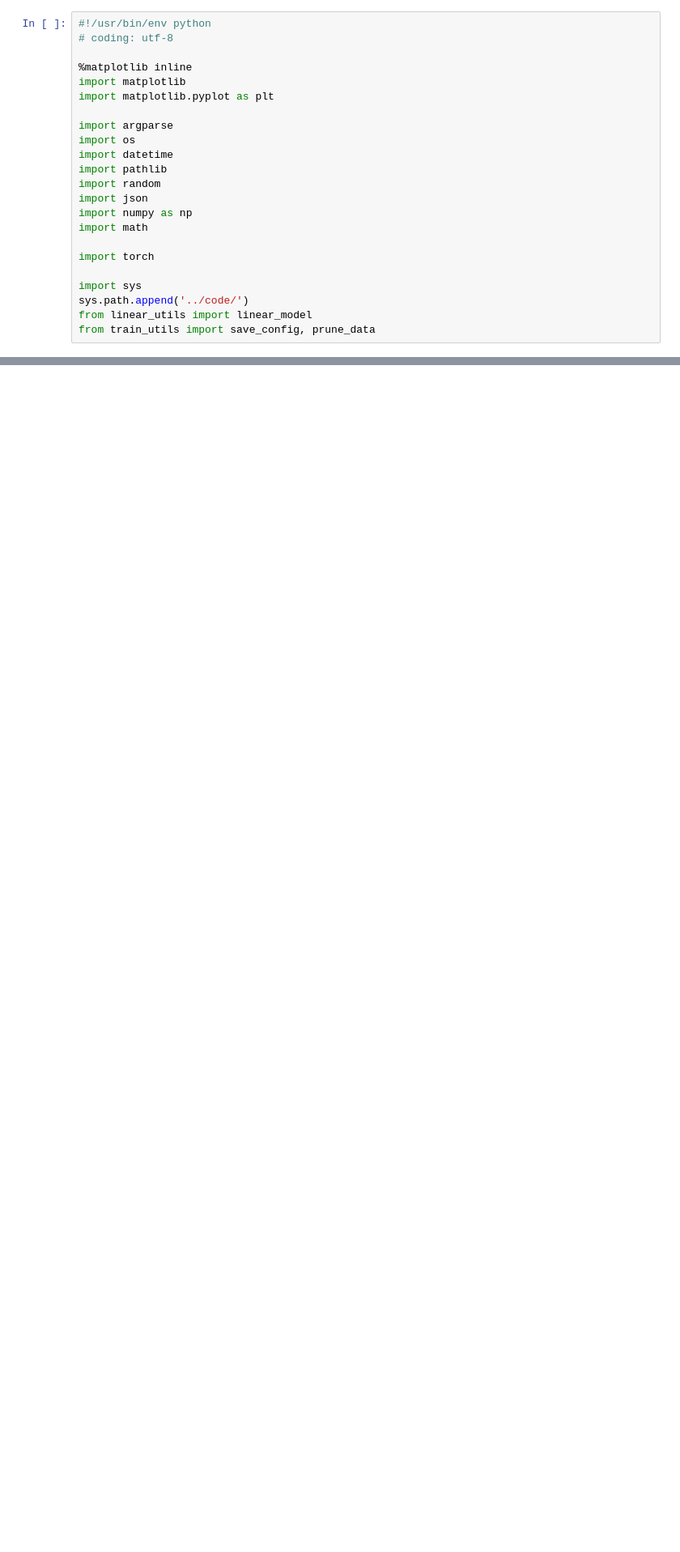
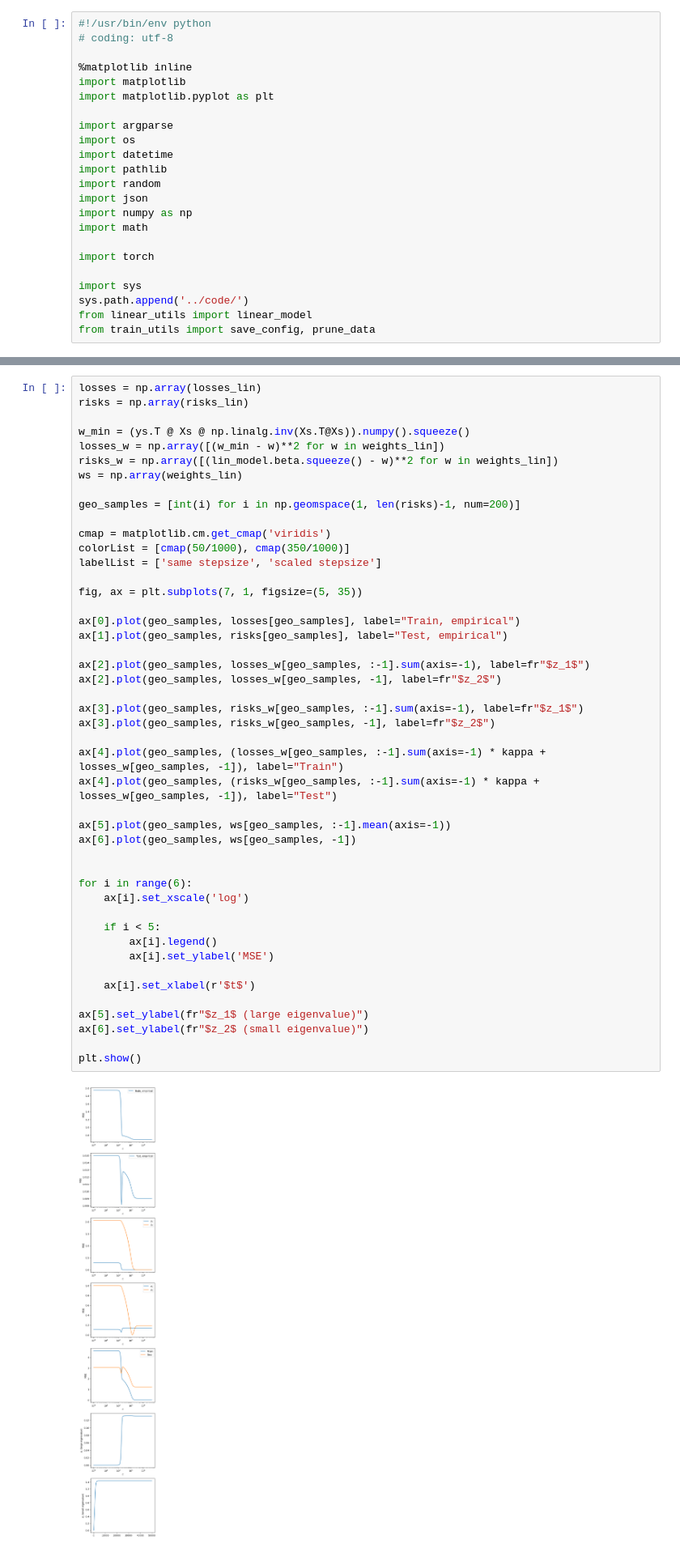
Before and after one commit to filipekstrm/early_stopping_double_descent, a Jupyter notebook: notebooks/layer_association_two_layer.ipynb, the cells around one changed output, grey strips where cells are left out. Shown: that part at 81% size. Cells and saved outputs as stored; diff of their text form; blank space fills up the shorter version.

```diff
--- a/notebooks/layer_association_two_layer.ipynb
+++ b/notebooks/layer_association_two_layer.ipynb
@@ -180,0 +218,48 @@ if isinstance(args.lr, float):
+# %%
+losses = np.array(losses_lin)
+risks = np.array(risks_lin)
+
+w_min = (ys.T @ Xs @ np.linalg.inv(Xs.T@Xs)).numpy().squeeze()
+losses_w = np.array([(w_min - w)**2 for w in weights_lin])
+risks_w = np.array([(lin_model.beta.squeeze() - w)**2 for w in weights_lin])
+ws = np.array(weights_lin)
+
+geo_samples = [int(i) for i in np.geomspace(1, len(risks)-1, num=200)]
+
+cmap = matplotlib.cm.get_cmap('viridis')
+colorList = [cmap(50/1000), cmap(350/1000)]
+labelList = ['same stepsize', 'scaled stepsize']
+
+fig, ax = plt.subplots(7, 1, figsize=(5, 35))
+
+ax[0].plot(geo_samples, losses[geo_samples], label="Train, empirical")
+ax[1].plot(geo_samples, risks[geo_samples], label="Test, empirical")
+
+ax[2].plot(geo_samples, losses_w[geo_samples, :-1].sum(axis=-1), label=fr"$z_1$")
+ax[2].plot(geo_samples, losses_w[geo_samples, -1], label=fr"$z_2$")
+
+ax[3].plot(geo_samples, risks_w[geo_samples, :-1].sum(axis=-1), label=fr"$z_1$")
+ax[3].plot(geo_samples, risks_w[geo_samples, -1], label=fr"$z_2$")
+
+ax[4].plot(geo_samples, (losses_w[geo_samples, :-1].sum(axis=-1) * kappa + losses_w[geo_samples, -1]), label="Train")
+ax[4].plot(geo_samples, (risks_w[geo_samples, :-1].sum(axis=-1) * kappa + losses_w[geo_samples, -1]), label="Test")
+
+ax[5].plot(geo_samples, ws[geo_samples, :-1].mean(axis=-1))
+ax[6].plot(geo_samples, ws[geo_samples, -1])
+
+
+for i in range(6):
+    ax[i].set_xscale('log')
+
+    if i < 5:
+        ax[i].legend()
+        ax[i].set_ylabel('MSE')
+
+    ax[i].set_xlabel(r'$t$')
+
+ax[5].set_ylabel(fr"$z_1$ (large eigenvalue)")
+ax[6].set_ylabel(fr"$z_2$ (small eigenvalue)")
+
+plt.show()
+# %% [output]
+[figure, added]
```
Also changed, not shown: parts of 18 cells of this notebook, 20 other files.
